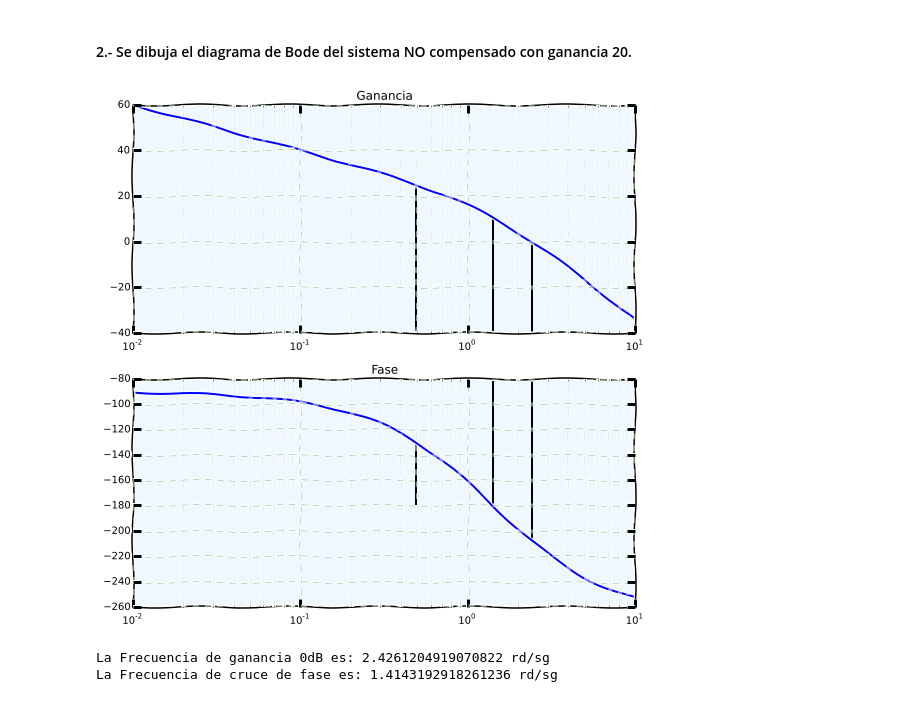
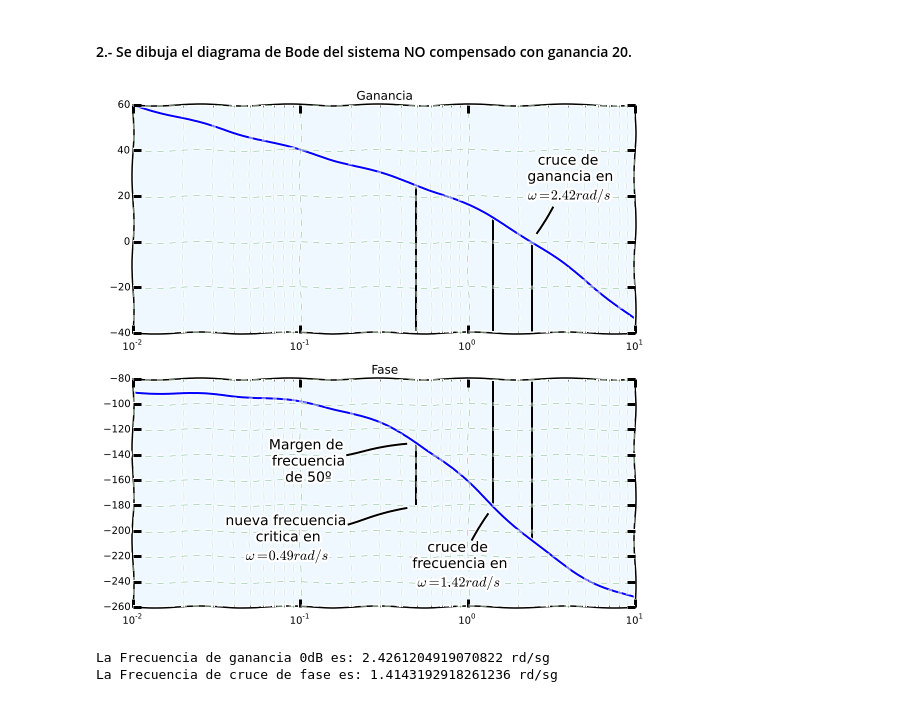
Before and after one commit to estevaofv/apuntes_automatica_II, a Jupyter notebook: Tecnica_de_compensacion_retraso-adelanto.ipynb, the cells around one changed output. Saved outputs shown, nothing was run; the diff lists cells and outputs as text; code cells hidden in the pictures.

Commit message:
Aztualizada grafica en el diagrama de Bode

```diff
--- a/Tecnica_de_compensacion_retraso-adelanto.ipynb
+++ b/Tecnica_de_compensacion_retraso-adelanto.ipynb
@@ -63,33 +63,63 @@ K=20
 # %%
 sys_G = signal.lti([K],[1,3,2,0])
 #sys_G
 w, mag, phase = signal.bode(sys_G) # Diagrama de bode: frecuencias, magnitud y fase
 #from matplotlib.pyplot import setp
 # Añadiendo un toke 'comic'o
 with plt.xkcd():
     fig, (ax1, ax2) = plt.subplots(2, 1, figsize=(9, 9))
     ax1.set_title('Ganancia')
     ax2.set_title('Fase')
 
     ax1.grid(color='g', linestyle='--', linewidth=0.5, alpha=0.5,which='major')
     ax1.grid(color='g', linestyle='--', linewidth=0.2, alpha=0.5,which='minor')
 
     ax2.grid(color='g', linestyle='--', linewidth=0.5, alpha=0.5,which='major')
     ax2.grid(color='g', linestyle='--', linewidth=0.2, alpha=0.5,which='minor')
     ax1.vlines(2.4261204919070822, -40, 0, colors=u'k', linestyles=u'solid', label=u'cruce de ganancia')
     ax2.vlines(2.4261204919070822, -208.0638941971434,-80, colors=u'k', linestyles=u'solid', label=u'cruce de ganancia')
     ax1.vlines(1.4143192918261236, -40, 10.456997824165, colors=u'k', linestyles=u'solid', label=u'cruce de fase')
     ax2.vlines(1.4143192918261236, -180,-80, colors=u'k', linestyles=u'solid', label=u'cruce de fase')
     ax1.vlines(0.4918078670327874, -40, 24.970845855303466, colors=u'k', linestyles=u'solid', label=u'nueva ganancia crítica')
     ax2.vlines(0.4918078670327874, -180,-130, colors=u'k', linestyles=u'solid', label=u'nueva ganancia critica')
     ax1.semilogx(w,mag) # Eje x logarítmico
     ax2.semilogx(w, phase) # Eje x logarítmico
 
+    #Anotaciones
+    ax1.text(2.4261204919070822, 0, u'cruce de \n ganancia en \n $\omega = 2.42 rad/s$', withdash=True,
+               dashdirection=1,
+               dashlength=30,
+               rotation=0,
+               dashrotation=60,
+               dashpush=10,
+               )
+    ax2.text(1.4143192918261236, -180, u'cruce de \n frecuencia en \n $\omega = 1.42 rad/s$', withdash=True,
+               dashdirection=0,
+               dashlength=30,
+               rotation=0,
+               dashrotation=60,
+               dashpush=10,
+               )
+
+    ax2.text(0.4918078670327874, -180, u'nueva frecuencia \n critica en \n $\omega= 0.49 rad/s$', withdash=True,
+               dashdirection=0,
+               dashlength=60,
+               rotation=0,
+               dashrotation=15,
+               dashpush=10,
+               )
+    ax2.text(0.4918078670327874, -130, u'Margen de \n frecuencia \n de 50º', withdash=True,
+               dashdirection=0,
+               dashlength=60,
+               rotation=0,
+               dashrotation=10,
+               dashpush=10,
+               )
+
     ax1.set_axis_bgcolor('aliceblue')
     ax2.set_axis_bgcolor('aliceblue')
-#ax1.set_axis_bgcolor?
 # %% [output]
-[figure, old version]
+[figure, new version]
 # %%
 M_W = interpolate.interp1d(mag,w)
 W_M = interpolate.interp1d(w,mag)
```
Also changed, not shown: parts of 2 cells of this notebook.
